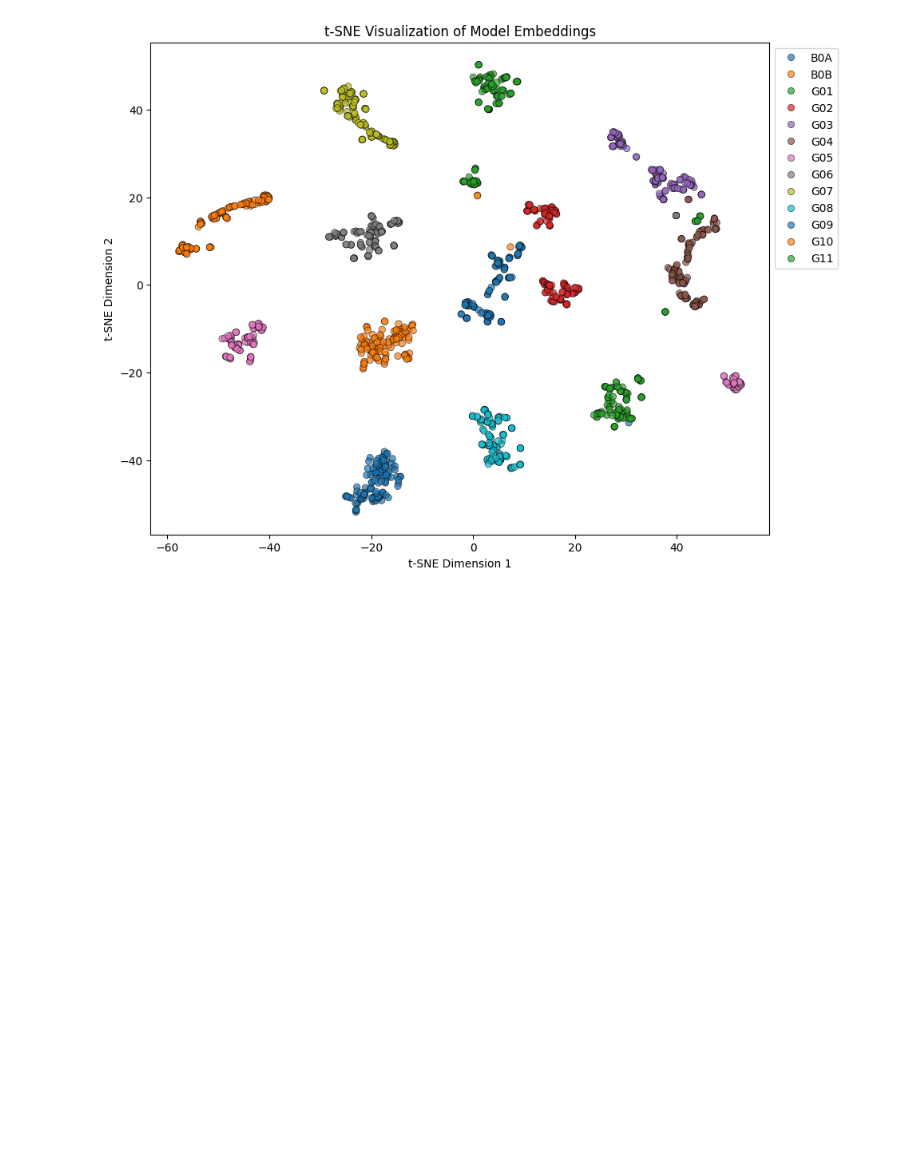
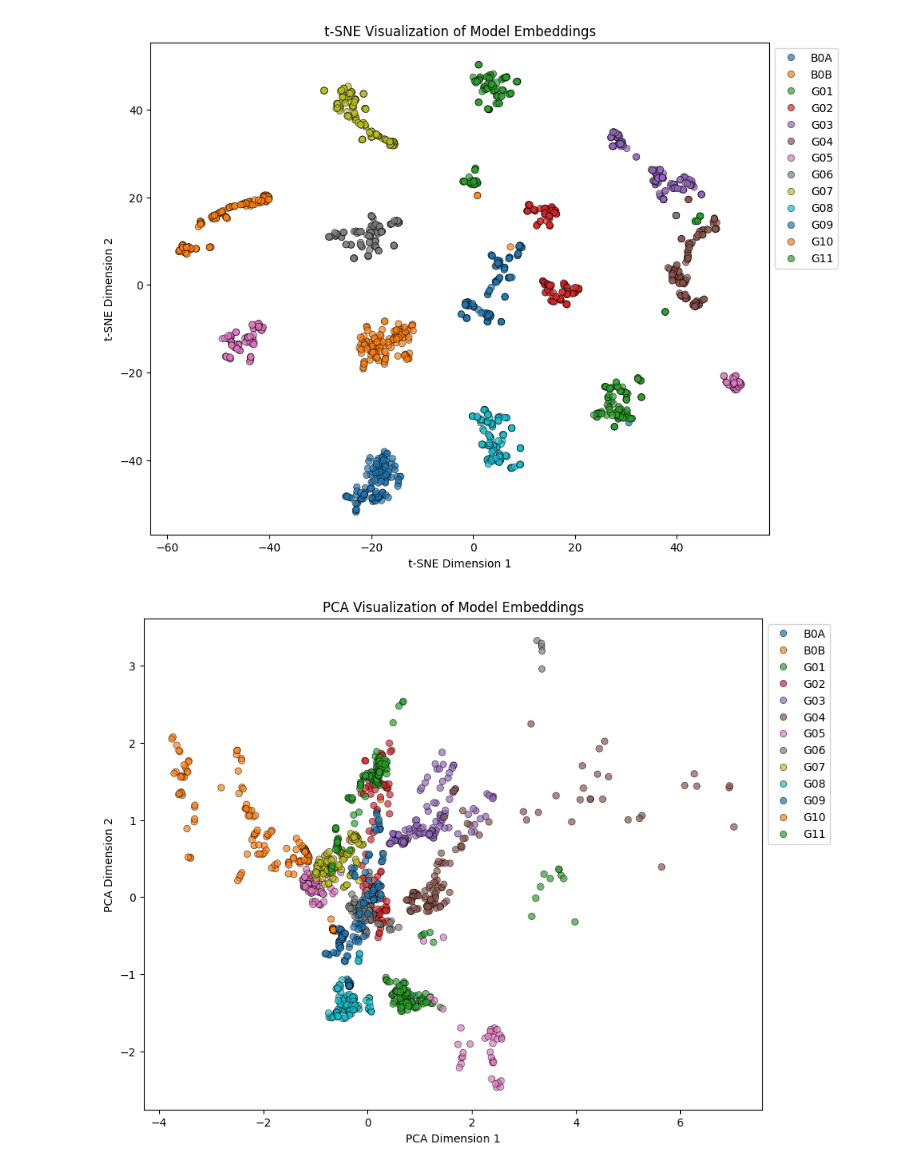
Before and after one commit to ash3327/major-fyp-2024, a Jupyter notebook: lstm/lstm_class_mean.ipynb, the cells around one changed output. Cells and saved outputs as stored; diff of their text form; code cells hidden in the pictures; blank space fills up the shorter version.

```diff
--- a/lstm/lstm_class_mean.ipynb
+++ b/lstm/lstm_class_mean.ipynb
@@ -220,3 +206,52 @@ plt.legend(loc='best', bbox_to_anchor=(1, 1))
 plt.show()
 # %% [output]
 [figure]
+# %%
+from sklearn.decomposition import PCA
+import matplotlib.pyplot as plt
+import seaborn as sns
+import os
+import numpy as np
+import torch
+
+# Collect embeddings and labels
+embeddings = []
+labels = []
+
+for class_name in sorted(os.listdir(data_path)):
+    class_path = os.path.join(data_path, class_name)
+
+    if os.path.isdir(class_path):
+        for file in os.listdir(class_path):
+            if file.endswith('.csv'):
+                file_path = os.path.join(class_path, file)
+                sequence = np.loadtxt(file_path, delimiter=',', dtype=np.float32)
+
+                # Convert to Tensor and add batch dimension
+                sequence = torch.tensor(sequence, dtype=torch.float32).unsqueeze(0).to(device)
+
+                # Pass through model to get embedding
+                with torch.no_grad():
+                    embedding = model(sequence).cpu().numpy().flatten()  # Ensures it's a 1D array
+
+                embeddings.append(embedding)
+                labels.append(class_name)
+
+# Convert to numpy arrays
+embeddings = np.vstack(embeddings)  # Use vstack to ensure correct shape
+labels = np.array(labels)
+
+# Apply PCA to reduce embeddings to 2D
+pca = PCA(n_components=2)
+pca_points = pca.fit_transform(embeddings)
+
+# Plot the PCA results
+plt.figure(figsize=(10, 8))
+sns.scatterplot(x=pca_points[:, 0], y=pca_points[:, 1], hue=labels, palette='tab10', alpha=0.7, edgecolor='k')
+plt.title("PCA Visualization of Model Embeddings")
+plt.xlabel("PCA Dimension 1")
+plt.ylabel("PCA Dimension 2")
+plt.legend(loc='best', bbox_to_anchor=(1, 1))
+plt.show()
+# %% [output]
+[figure, added]
```
Also changed, not shown: parts of 8 cells of this notebook.
